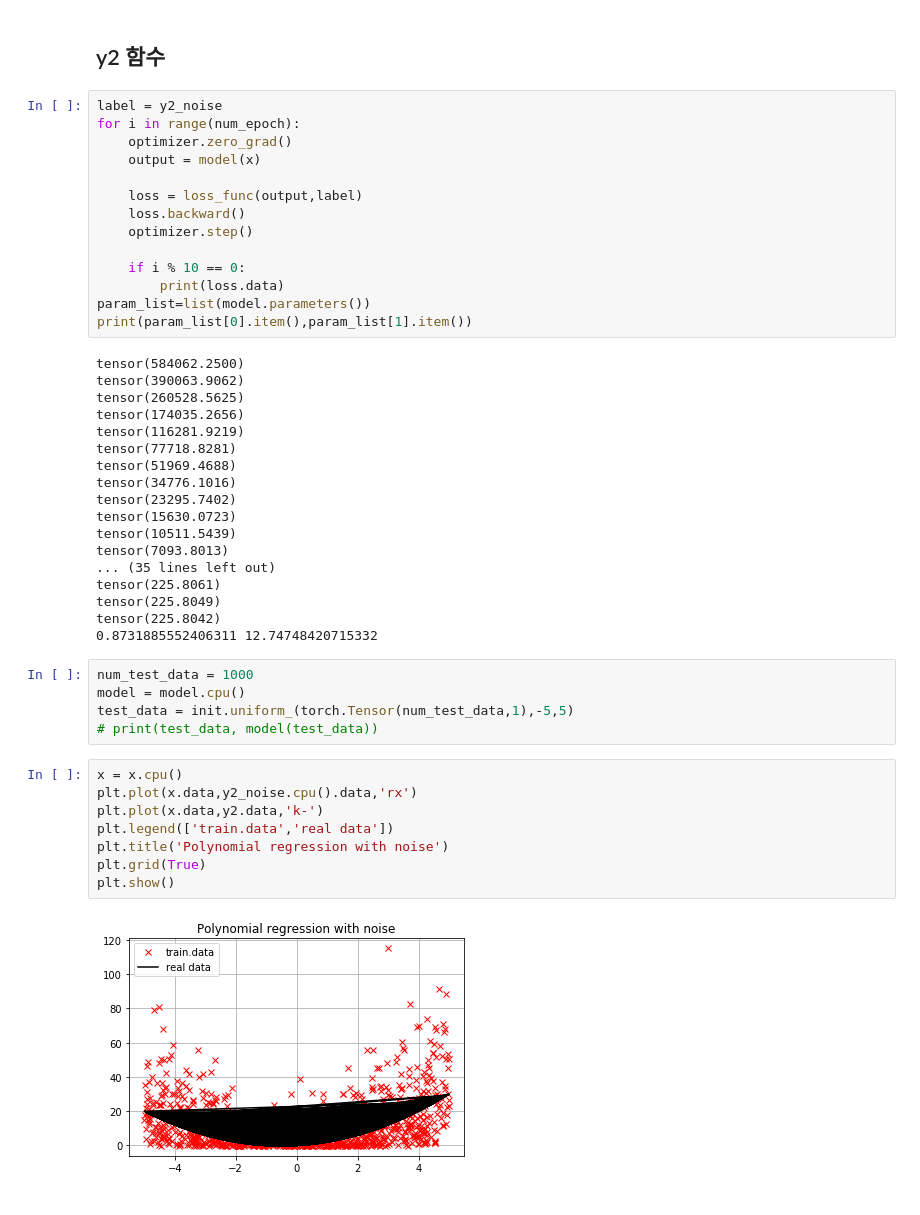
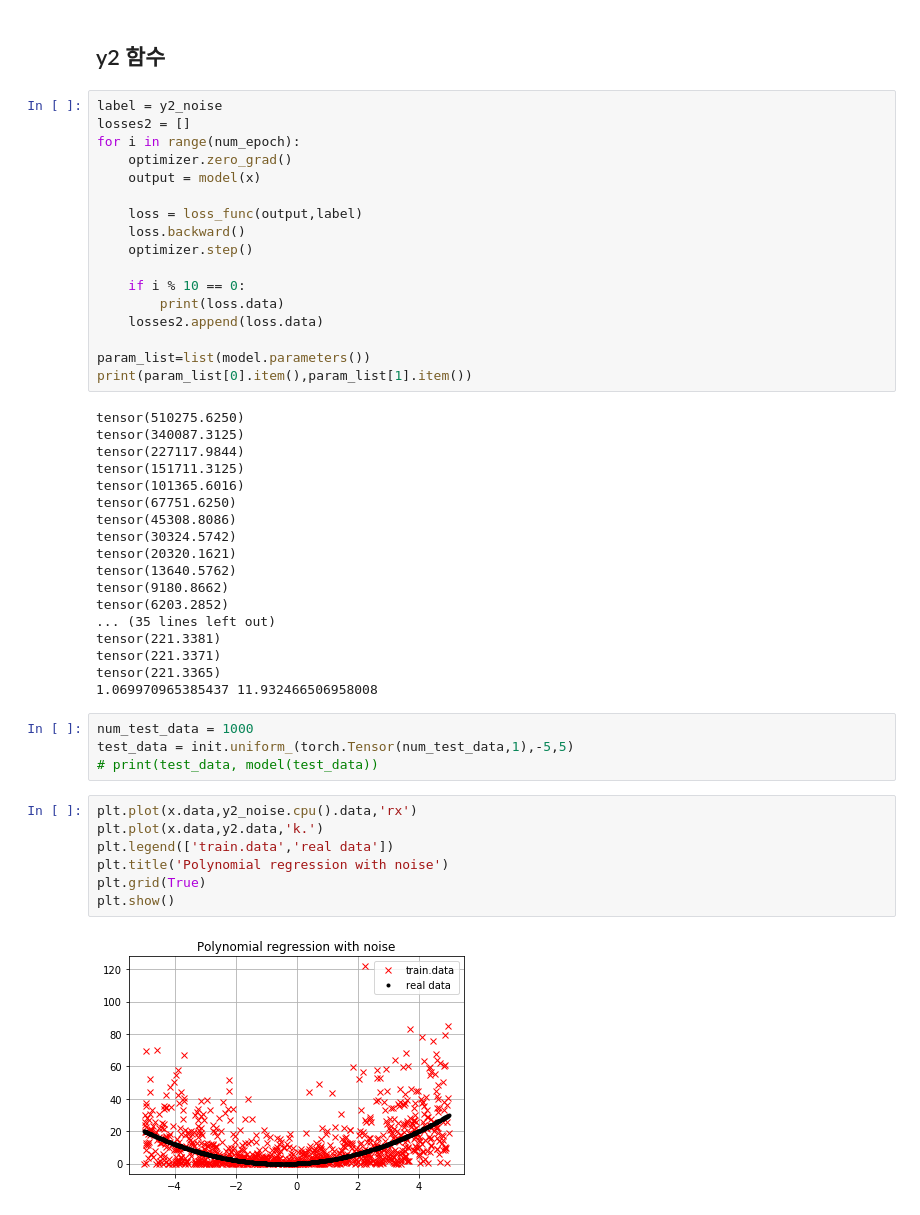
Before and after one commit to Present-Jeong/Hyunjae-Yeah-, a Jupyter notebook: Week3 Linear Regression Assignment.ipynb, the cells around one changed output. Cells and saved outputs as stored; diff of their text form.

```diff
--- a/Week3 Linear Regression Assignment.ipynb
+++ b/Week3 Linear Regression Assignment.ipynb
@@ -112,6 +131,7 @@ plt.show()
 ## y2 함수
 # %%
 label = y2_noise
+losses2 = []
 for i in range(num_epoch):
     optimizer.zero_grad()
     output = model(x)
@@ -122,40 +142,40 @@ for i in range(num_epoch):
 
     if i % 10 == 0:
         print(loss.data)
+    losses2.append(loss.data)
+
 param_list=list(model.parameters())
 print(param_list[0].item(),param_list[1].item())
 # %% [output]
-tensor(584062.2500)
-tensor(390063.9062)
-tensor(260528.5625)
-tensor(174035.2656)
-tensor(116281.9219)
-tensor(77718.8281)
-tensor(51969.4688)
-tensor(34776.1016)
-tensor(23295.7402)
-tensor(15630.0723)
-tensor(10511.5439)
-tensor(7093.8013)
+tensor(510275.6250)
+tensor(340087.3125)
+tensor(227117.9844)
+tensor(151711.3125)
+tensor(101365.6016)
+tensor(67751.6250)
+tensor(45308.8086)
+tensor(30324.5742)
+tensor(20320.1621)
+tensor(13640.5762)
+tensor(9180.8662)
+tensor(6203.2852)
 ... (35 lines left out)
-tensor(225.8061)
-tensor(225.8049)
-tensor(225.8042)
-0.8731885552406311 12.74748420715332
+tensor(221.3381)
+tensor(221.3371)
+tensor(221.3365)
+1.069970965385437 11.932466506958008
 # %%
 num_test_data = 1000
-model = model.cpu()
 test_data = init.uniform_(torch.Tensor(num_test_data,1),-5,5)
 # print(test_data, model(test_data))
 # %%
-x = x.cpu()
 plt.plot(x.data,y2_noise.cpu().data,'rx')
-plt.plot(x.data,y2.data,'k-')
+plt.plot(x.data,y2.data,'k.')
 plt.legend(['train.data','real data'])
 plt.title('Polynomial regression with noise')
 plt.grid(True)
 plt.show()
 # %% [output]
-[figure, old version]
+[figure, new version]
 # %%
 plt.plot(x.data,y2.data,'rx')
```
Also changed, not shown: parts of 9 cells of this notebook.
